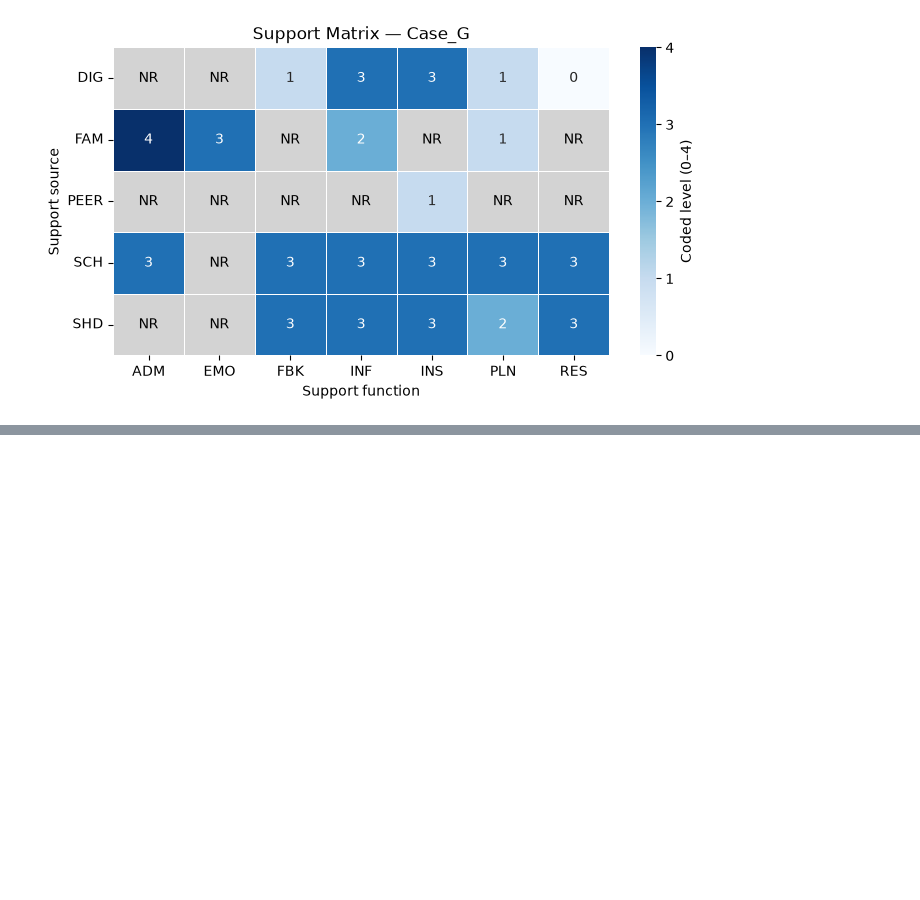
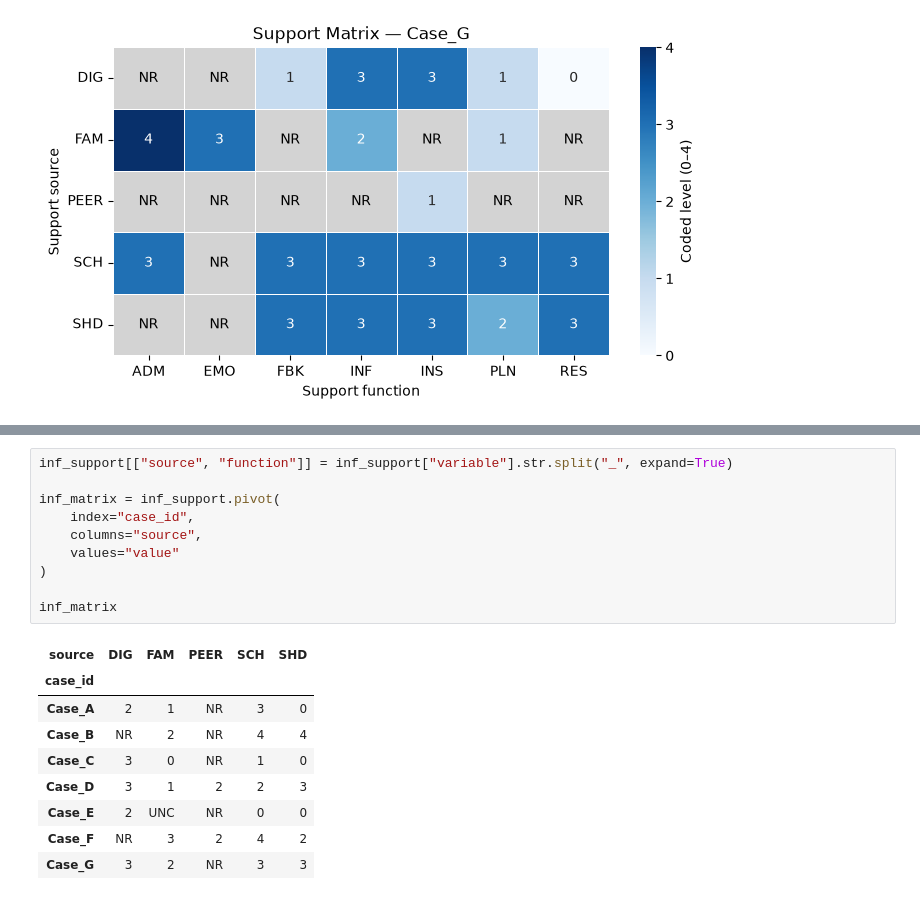
Before and after one commit to Joy090810/standardized-test-fairness, a Jupyter notebook: notebooks/01_data_overview.ipynb, the cells around one changed output, grey strips where cells are left out. Cells and saved outputs as stored; diff of their text form; blank space fills up the shorter version.

```diff
--- a/notebooks/01_data_overview.ipynb
+++ b/notebooks/01_data_overview.ipynb
@@ -380,0 +398,20 @@ for case_id in cases:
+# %%
+inf_support[["source", "function"]] = inf_support["variable"].str.split("_", expand=True)
+
+inf_matrix = inf_support.pivot(
+    index="case_id",
+    columns="source",
+    values="value"
+)
+
+inf_matrix
+# %% [output]
+| source | DIG | FAM | PEER | SCH | SHD |
+| case_id |  |  |  |  |  |
+| Case_A | 2 | 1 | NR | 3 | 0 |
+| Case_B | NR | 2 | NR | 4 | 4 |
+| Case_C | 3 | 0 | NR | 1 | 0 |
+| Case_D | 3 | 1 | 2 | 2 | 3 |
+| Case_E | 2 | UNC | NR | 0 | 0 |
+| Case_F | NR | 3 | 2 | 4 | 2 |
+| Case_G | 3 | 2 | NR | 3 | 3 |
```
Also changed, not shown: parts of 4 cells of this notebook, 1 other file.
